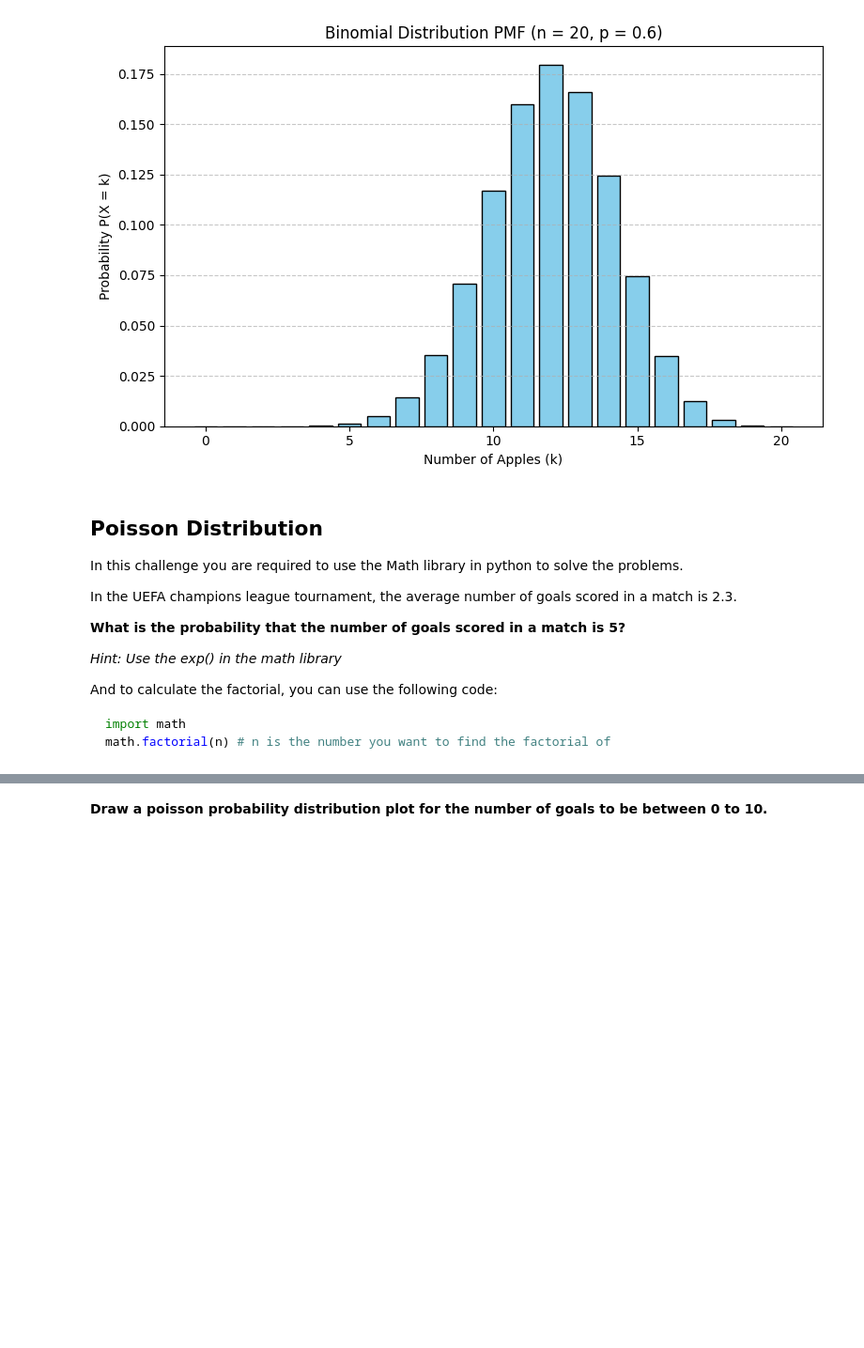
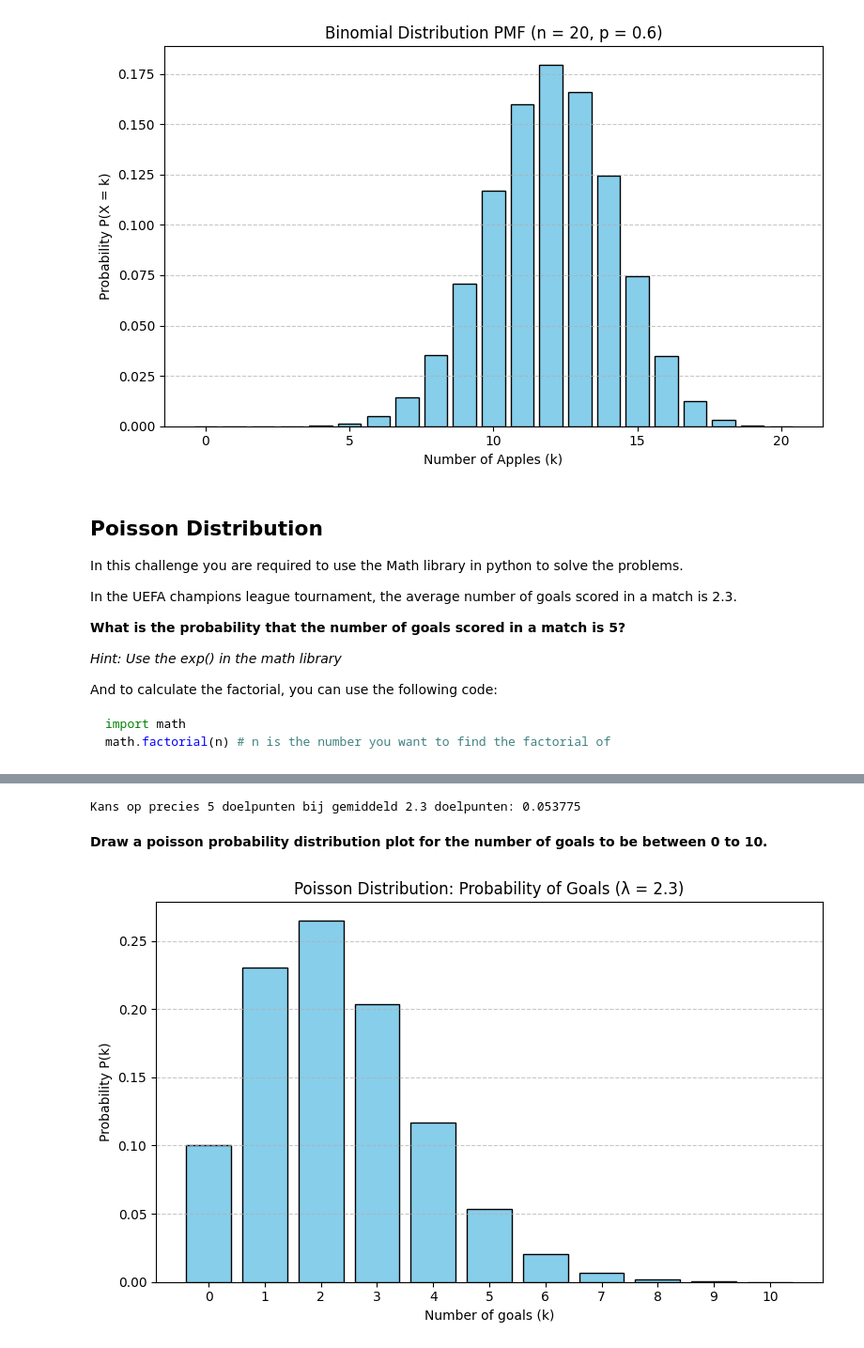
Before and after one commit to ironhack-labs/lab-discrete-probability-distributions-en, a Jupyter notebook: your-code/main.ipynb, the cells around one changed output, grey strips where cells are left out. Shown at 94% size. Cells and saved outputs as stored; diff of their text form; code cells hidden in the pictures; blank space fills up the shorter version.

```diff
--- a/your-code/main.ipynb
+++ b/your-code/main.ipynb
@@ -187,2 +158,31 @@ Kans op precies 5 doelpunten bij gemiddeld 2.3 doelpunten: 0.053775
+# %%
+# Use the math library for mathematical functions like exp() and factorial
+import math
+
+# Average number of goals per match (λ)
+# This is the lambda value in the Poisson distribution
+lambda_value = 2.3
+
+# Number of goals for which we want to calculate the probability (k)
+k = 5
+
+# Calculate e to the power of -λ: this gives the probability of zero goals,
+# a base component of the Poisson formula
+exponent = math.exp(-lambda_value)
+
+# Calculate λ to the power of k: how strongly the average supports exactly k goals
+power = lambda_value ** k
+
+# Calculate the factorial of k (k!): the number of ways k events can occur
+factorial = math.factorial(k)
+
+# Apply the full Poisson formula:
+# P(k; λ) = (e^(-λ) * λ^k) / k!
+poisson_probability = (exponent * power) / factorial
+
+# Show the result with 6 decimal places
+print(f"Probability of exactly {k} goals given an average of {lambda_value} goals: {poisson_probability:.6f}")
+# %% [output]
+Kans op precies 5 doelpunten bij gemiddeld 2.3 doelpunten: 0.053775
 # %% [markdown]
 **Draw a poisson probability distribution plot for the number of goals to be between 0 to 10.**
@@ -191,0 +189,25 @@ Kans op precies 5 doelpunten bij gemiddeld 2.3 doelpunten: 0.053775
+# %%
+# Your code here
+# Please label the axes and give a title to the plot
+
+# Average number of goals per match (λ)
+lambda_value = 2.3
+
+# Values of k (number of goals) from 0 to 10
+k_values = np.arange(0, 11)
+
+# Calculate the probability for each k using the Poisson PMF
+poisson_probabilities = stats.poisson.pmf(k_values, mu=lambda_value)
+
+# Plot the distribution
+plt.figure(figsize=(8, 5))
+plt.bar(k_values, poisson_probabilities, color='skyblue', edgecolor='black')
+plt.title(f"Poisson Distribution: Probability of Goals (λ = {lambda_value})")
+plt.xlabel("Number of goals (k)")
+plt.ylabel("Probability P(k)")
+plt.xticks(k_values)
+plt.grid(axis='y', linestyle='--', alpha=0.7)
+plt.tight_layout()
+plt.show()
+# %% [output]
+[figure, added]
```
Also changed, not shown: parts of 2 cells of this notebook.
